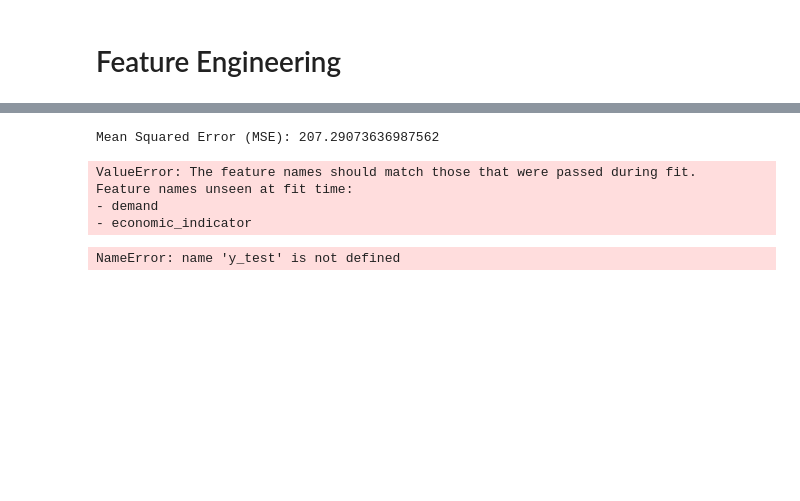
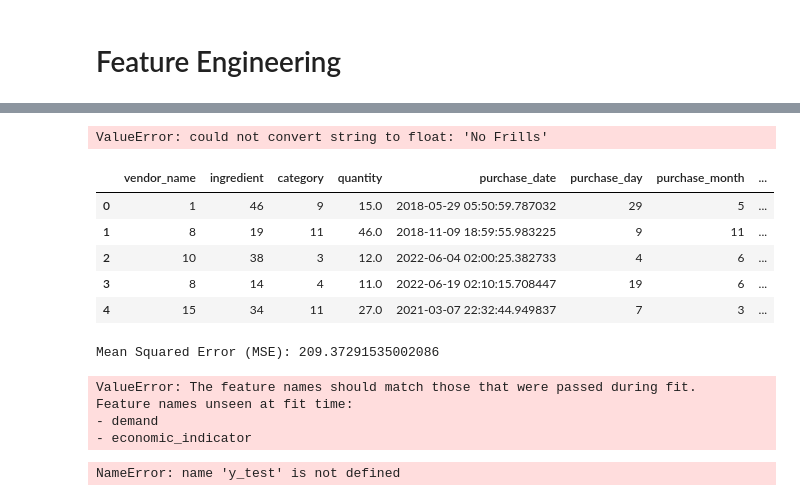
Before and after one commit to rahul-somanathan/dish-craft, a Jupyter notebook: notebooks/demand-forecast-analysis/feature_engineering.ipynb, the cells around one changed output, grey strips where cells are left out. Saved outputs shown, nothing was run; the diff lists cells and outputs as text; code cells hidden in the pictures; blank space fills up the shorter version.

```diff
--- a/notebooks/demand-forecast-analysis/feature_engineering.ipynb
+++ b/notebooks/demand-forecast-analysis/feature_engineering.ipynb
@@ -19,0 +172,8 @@ product_demand_data = pd.read_pickle(f'{generated_data_filepath}product_demand.p
+# %%
+from sklearn.ensemble import RandomForestRegressor
+
+# Example: Train a RandomForestRegressor
+model = RandomForestRegressor(n_estimators=100, random_state=42)
+model.fit(X_train, y_train)
+# %% [output]
+ValueError: could not convert string to float: 'No Frills'
@@ -22,13 +199,27 @@ product_demand_data = pd.read_pickle(f'{generated_data_filepath}product_demand.p
 vendors_data_encoded = pd.get_dummies(vendor_data, columns=['location', 'ingredient_supplied', 'category'], drop_first=True)
 # %%
 # Extracting date features
+from sklearn.calibration import LabelEncoder
+
 purchase_history_data['purchase_date'] = pd.to_datetime(purchase_history_data['purchase_date'])
 purchase_history_data['purchase_day'] = purchase_history_data['purchase_date'].dt.day
 purchase_history_data['purchase_month'] = purchase_history_data['purchase_date'].dt.month
 purchase_history_data['purchase_year'] = purchase_history_data['purchase_date'].dt.year
 
-# Encoding categorical variables
-purchase_history_data_encoded = pd.get_dummies(purchase_history_data, columns=['vendor_name', 'ingredient', 'category'], drop_first=True)
+# Encode categorical variables
+encoder = LabelEncoder()
+purchase_history_data['vendor_name'] = encoder.fit_transform(purchase_history_data['vendor_name'])
+purchase_history_data['ingredient'] = encoder.fit_transform(purchase_history_data['ingredient'])
+purchase_history_data['category'] = encoder.fit_transform(purchase_history_data['category'])
+# %%
+purchase_history_data.head()
+# %% [output]
+|  | vendor_name | ingredient | category | quantity | purchase_date | purchase_day | purchase_month | ... |
+| 0 | 1 | 46 | 9 | 15.0 | 2018-05-29 05:50:59.787032 | 29 | 5 | ... |
+| 1 | 8 | 19 | 11 | 46.0 | 2018-11-09 18:59:55.983225 | 9 | 11 | ... |
+| 2 | 10 | 38 | 3 | 12.0 | 2022-06-04 02:00:25.382733 | 4 | 6 | ... |
+| 3 | 8 | 14 | 4 | 11.0 | 2022-06-19 02:10:15.708447 | 19 | 6 | ... |
+| 4 | 15 | 34 | 11 | 27.0 | 2021-03-07 22:32:44.949837 | 7 | 3 | ... |
 # %%
 # Extracting date features
 product_demand_data['timestamp'] = pd.to_datetime(product_demand_data['timestamp'])
@@ -66,7 +257,7 @@ forecast_features = demand_forecast_data_encoded.drop(['timestamp'], axis=1)  #
 
 forecast_predictions = model.predict(forecast_features)
 # %% [output]
-Mean Squared Error (MSE): 207.29073636987562
+Mean Squared Error (MSE): 209.37291535002086
 ValueError: The feature names should match those that were passed during fit.
 Feature names unseen at fit time:
 - demand
```
Also changed, not shown: parts of 14 cells of this notebook.
